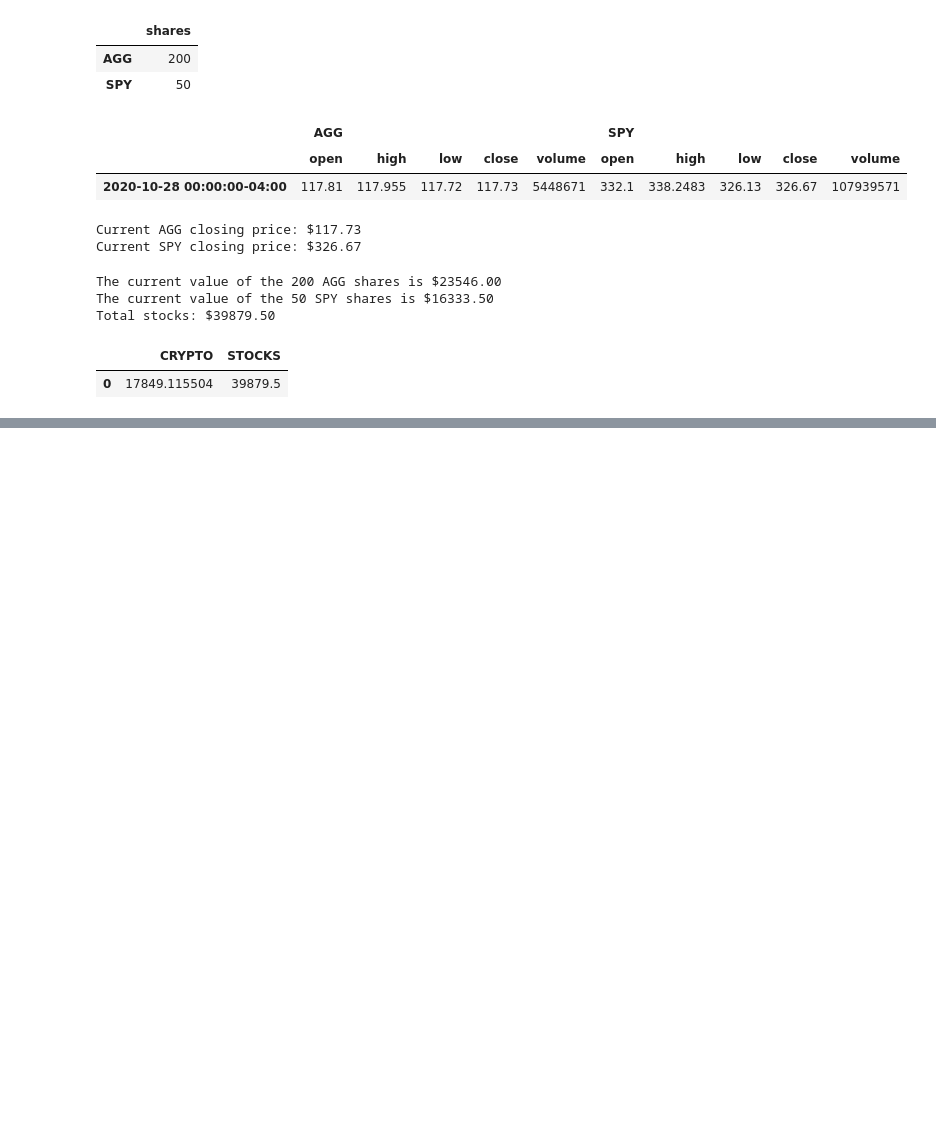
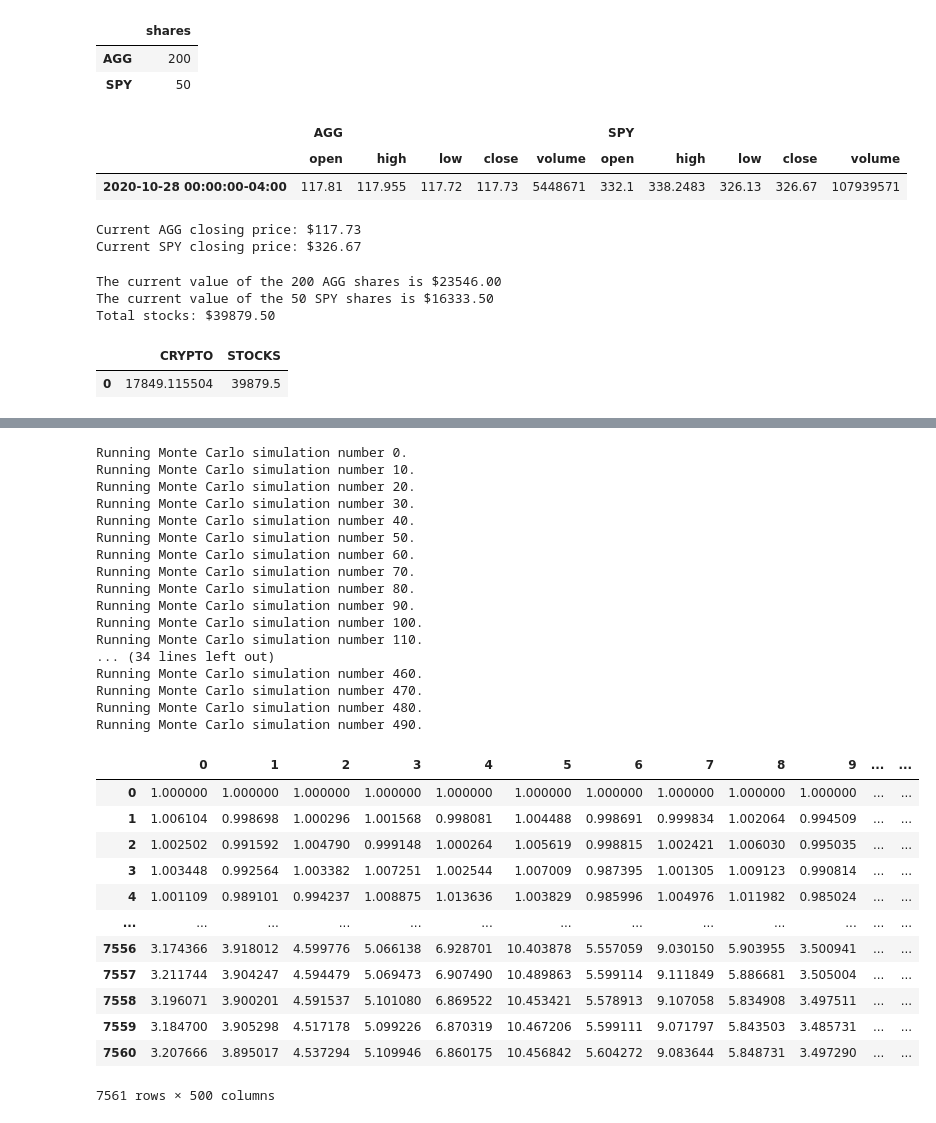
Before and after one commit to antoniopinkston/Financial-Planning-Homework, a Jupyter notebook: FinancialPlanning.ipynb, the cells around one changed output, grey strips where cells are left out. Saved outputs shown, nothing was run; the diff lists cells and outputs as text; code cells hidden in the pictures; blank space fills up the shorter version.

```diff
--- a/FinancialPlanning.ipynb
+++ b/FinancialPlanning.ipynb
@@ -184,0 +244,34 @@ emergency_fund = monthly_income * 3
+# %%
+# Running a Monte Carlo simulation to forecast 30 years cumulative returns
+MC_thirtyyear.calc_cumulative_return()
+# %% [output]
+Running Monte Carlo simulation number 0.
+Running Monte Carlo simulation number 10.
+Running Monte Carlo simulation number 20.
+Running Monte Carlo simulation number 30.
+Running Monte Carlo simulation number 40.
+Running Monte Carlo simulation number 50.
+Running Monte Carlo simulation number 60.
+Running Monte Carlo simulation number 70.
+Running Monte Carlo simulation number 80.
+Running Monte Carlo simulation number 90.
+Running Monte Carlo simulation number 100.
+Running Monte Carlo simulation number 110.
+... (34 lines left out)
+Running Monte Carlo simulation number 460.
+Running Monte Carlo simulation number 470.
+Running Monte Carlo simulation number 480.
+Running Monte Carlo simulation number 490.
+|  | 0 | 1 | 2 | 3 | 4 | 5 | 6 | 7 | 8 | 9 | ... | ... |
+| 0 | 1.000000 | 1.000000 | 1.000000 | 1.000000 | 1.000000 | 1.000000 | 1.000000 | 1.000000 | 1.000000 | 1.000000 | ... | ... |
+| 1 | 1.006104 | 0.998698 | 1.000296 | 1.001568 | 0.998081 | 1.004488 | 0.998691 | 0.999834 | 1.002064 | 0.994509 | ... | ... |
+| 2 | 1.002502 | 0.991592 | 1.004790 | 0.999148 | 1.000264 | 1.005619 | 0.998815 | 1.002421 | 1.006030 | 0.995035 | ... | ... |
+| 3 | 1.003448 | 0.992564 | 1.003382 | 1.007251 | 1.002544 | 1.007009 | 0.987395 | 1.001305 | 1.009123 | 0.990814 | ... | ... |
+| 4 | 1.001109 | 0.989101 | 0.994237 | 1.008875 | 1.013636 | 1.003829 | 0.985996 | 1.004976 | 1.011982 | 0.985024 | ... | ... |
+| ... | ... | ... | ... | ... | ... | ... | ... | ... | ... | ... | ... | ... |
+| 7556 | 3.174366 | 3.918012 | 4.599776 | 5.066138 | 6.928701 | 10.403878 | 5.557059 | 9.030150 | 5.903955 | 3.500941 | ... | ... |
+| 7557 | 3.211744 | 3.904247 | 4.594479 | 5.069473 | 6.907490 | 10.489863 | 5.599114 | 9.111849 | 5.886681 | 3.505004 | ... | ... |
+| 7558 | 3.196071 | 3.900201 | 4.591537 | 5.101080 | 6.869522 | 10.453421 | 5.578913 | 9.107058 | 5.834908 | 3.497511 | ... | ... |
+| 7559 | 3.184700 | 3.905298 | 4.517178 | 5.099226 | 6.870319 | 10.467206 | 5.599111 | 9.071797 | 5.843503 | 3.485731 | ... | ... |
+| 7560 | 3.207666 | 3.895017 | 4.537294 | 5.109946 | 6.860175 | 10.456842 | 5.604272 | 9.083644 | 5.848731 | 3.497290 | ... | ... |
+7561 rows × 500 columns
```
Also changed, not shown: parts of 12 cells of this notebook.
